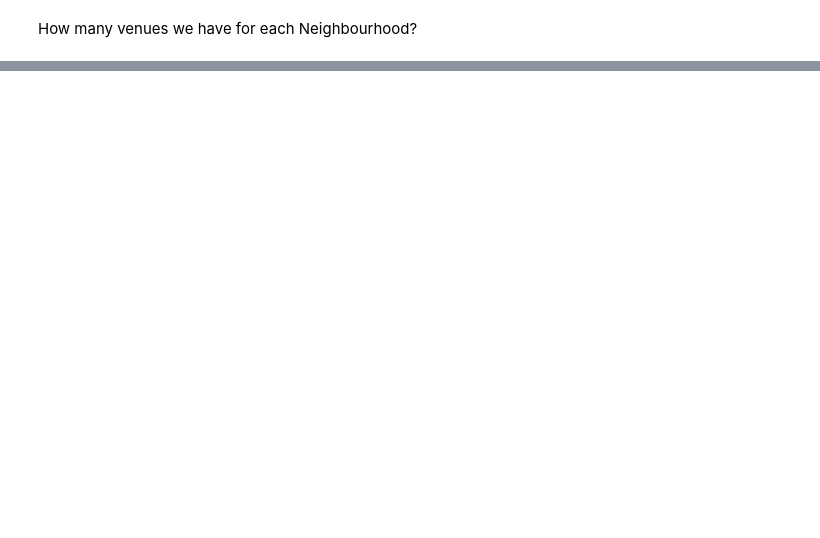
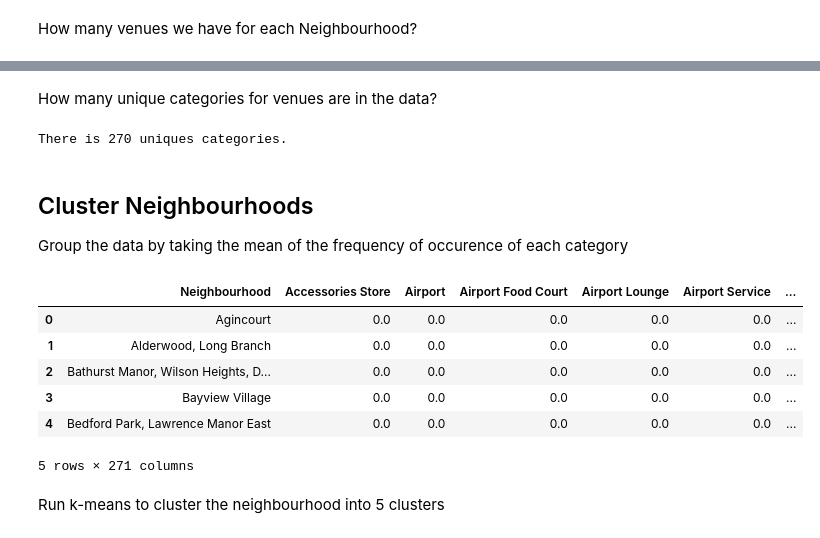
Before and after one commit to svecond2/Coursera_Capstone, a Jupyter notebook: Toronto_Neighbourhoods_Analysis.ipynb, the cells around one changed output, grey strips where cells are left out. Drawn from its saved outputs; the diff is of its cells as text; code cells hidden in the pictures; blank space fills up the shorter version.

Commit message:
Foursquare API and Clustering

```diff
--- a/Toronto_Neighbourhoods_Analysis.ipynb
+++ b/Toronto_Neighbourhoods_Analysis.ipynb
@@ -264,0 +282,36 @@ How many venues we have for each Neighbourhood?
+# %% [markdown]
+How many unique categories for venues are in the data?
+# %%
+print('There is {} uniques categories.'.format(
+    len(toronto_venues['Venue Category'].unique())))
+# %% [output]
+There is 270 uniques categories.
+# %% [markdown]
+## Cluster Neighbourhoods
+Group the data by taking the mean of the frequency of occurence of each category
+# %%
+# one hot encoding
+toronto_onehot = pd.get_dummies(
+    toronto_venues[['Venue Category']], prefix="", prefix_sep="")
+
+# add neighborhood column back to dataframe
+toronto_onehot['Neighbourhood'] = toronto_venues['Neighbourhood']
+
+# move neighborhood column to the first column
+fixed_columns = [toronto_onehot.columns[-1]] + \
+    list(toronto_onehot.columns[:-1])
+toronto_onehot = toronto_onehot[fixed_columns]
+
+toronto_grouped = toronto_onehot.groupby(
+    'Neighbourhood').mean().reset_index()
+toronto_grouped.head()
+# %% [output]
+|  | Neighbourhood | Accessories Store | Airport | Airport Food Court | Airport Lounge | Airport Service | ... |
+| 0 | Agincourt | 0.0 | 0.0 | 0.0 | 0.0 | 0.0 | ... |
+| 1 | Alderwood, Long Branch | 0.0 | 0.0 | 0.0 | 0.0 | 0.0 | ... |
+| 2 | Bathurst Manor, Wilson Heights, D... | 0.0 | 0.0 | 0.0 | 0.0 | 0.0 | ... |
+| 3 | Bayview Village | 0.0 | 0.0 | 0.0 | 0.0 | 0.0 | ... |
+| 4 | Bedford Park, Lawrence Manor East | 0.0 | 0.0 | 0.0 | 0.0 | 0.0 | ... |
+5 rows × 271 columns
+# %% [markdown]
+Run k-means to cluster the neighbourhood into 5 clusters
```
Also changed, not shown: parts of 22 cells of this notebook.
